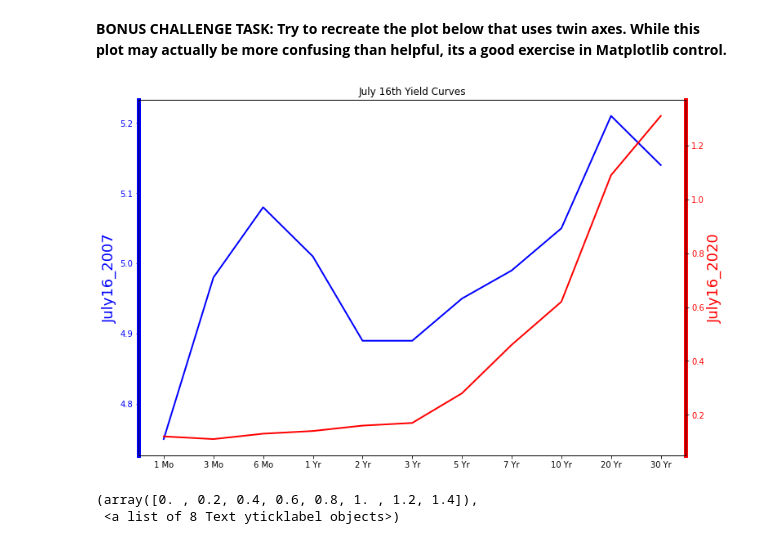
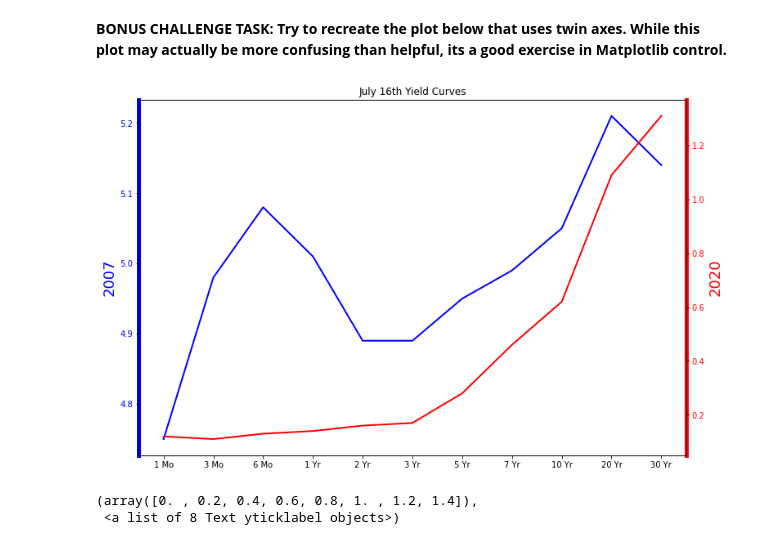
Before and after one commit to Ertugrul-Kurubal/DVwPy-Assigments, a Jupyter notebook: Matplotlib Assigment-1.ipynb, the cells around one changed output. Cells and saved outputs as stored; diff of their text form; code cells hidden in the pictures.

```diff
--- a/Matplotlib Assigment-1.ipynb
+++ b/Matplotlib Assigment-1.ipynb
@@ -175,24 +175,24 @@ ax[1].set_title("July16_2020");
 # %%
 # CODE HERE
 fig, ax1 = plt.subplots(figsize=(12,8))
 ax1.spines["left"].set_color("blue")
 ax1.spines["left"].set_linewidth(5)
 ax1.spines["right"].set_color("red")
 ax1.spines["right"].set_linewidth(5)
 ax1.plot(labels,july16_2007,color="blue",lw=2)
-ax1.set_ylabel("July16_2007", fontsize=18, color="blue")
+ax1.set_ylabel("2007", fontsize=18, color="blue")
 for label in ax1.get_yticklabels():
     label.set_color("blue")
 
 ax2 = ax1.twinx()
 ax2.plot(labels,july16_2020,color="red",lw=2)
-ax2.set_ylabel("July16_2020", fontsize=18, color="red")
+ax2.set_ylabel("2020", fontsize=18, color="red")
 for label in ax2.get_yticklabels():
     label.set_color("red")
 
 ax1.set_title("July 16th Yield Curves");
 # %% [output]
-[figure, old version]
+[figure, new version]
 # %%
 # DONT RUN THE CELL BELOW! IT ERASES THE PLOT!
 # %%
```
